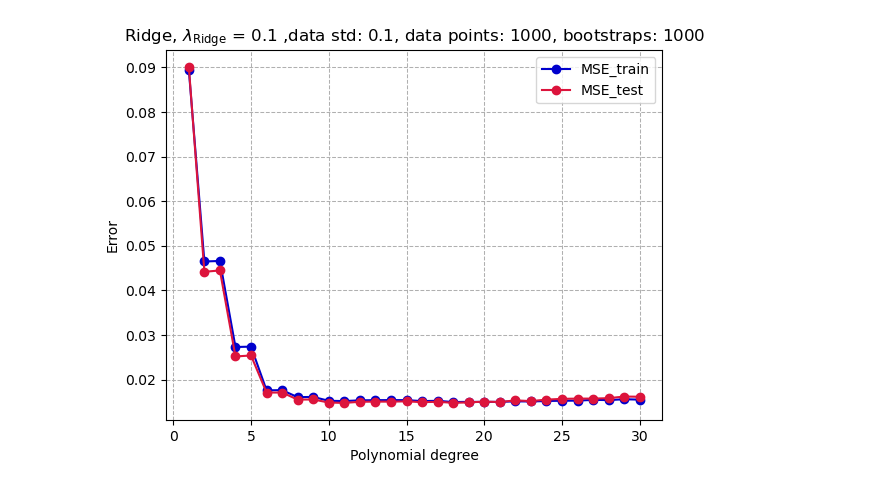
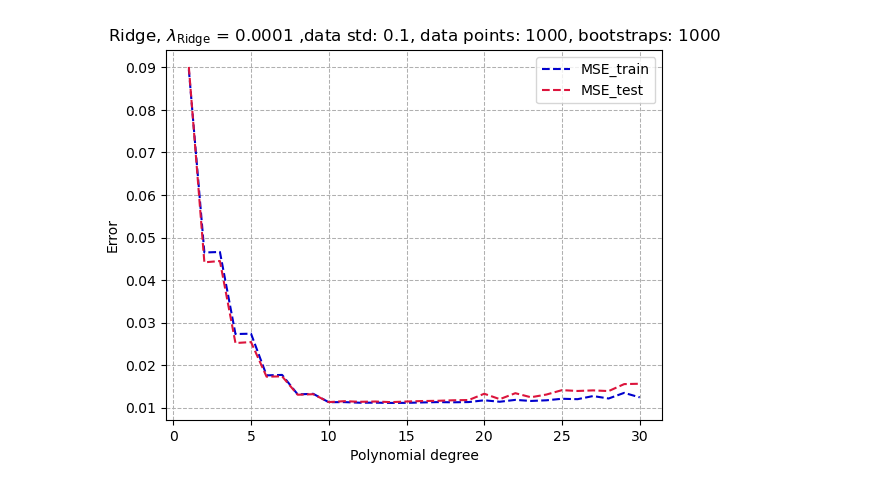
Before and after one commit to Waerstad/4155-Project-1, a Jupyter notebook: Code/bias_var_tradeoff_bootstrap_cv_Ridge_train_test.ipynb, the cells around one changed output. Drawn from its saved outputs; the diff is of its cells as text; code cells hidden in the pictures.

```diff
--- a/Code/bias_var_tradeoff_bootstrap_cv_Ridge_train_test.ipynb
+++ b/Code/bias_var_tradeoff_bootstrap_cv_Ridge_train_test.ipynb
@@ -68,7 +68,7 @@ y = Runge_func(x) + np.random.normal(0, std, size=n)
 x = x.reshape(-1,1)
 y = y.reshape(-1,1)
 
-ridge_lambda = 0.1
+ridge_lambda = 1e-4
 
 bootstraps = 1000
 
@@ -132,18 +132,22 @@ for degree in range(len(poly_degrees)):
     MSEs_train[degree] = np.mean(np.mean((predictions_train - y_train.T)**2, axis=1), axis=0)
     MSEs_test[degree] = np.mean(np.mean((predictions_test - y_test.T)**2, axis=1), axis=0)
 # %%
-plt.plot(poly_degrees, MSEs_train, 'o-', color="mediumblue", label="MSE_train")
-plt.plot(poly_degrees, MSEs_test, 'o-', color="crimson", label="MSE_test")
+# plt.plot(poly_degrees, biases_train, "-", color="mediumblue", label="Bias_train")
+# plt.plot(poly_degrees, variances_train, ":", color="mediumblue", label="Variance_train")
+plt.plot(poly_degrees, MSEs_train, "--", color="mediumblue", label="MSE_train")
+# plt.plot(poly_degrees, biases_test, "-", color="crimson", label="Bias_test")
+# plt.plot(poly_degrees, variances_test, ":", color="crimson", label="Variance_test")
+plt.plot(poly_degrees, MSEs_test, "--", color="crimson", label="MSE_test")
 plt.xlabel("Polynomial degree")
 plt.ylabel("Error")
 plt.title(f"Ridge, $\lambda_{{\\text{{Ridge}}}}$ = {ridge_lambda} ,data std: {std}, data points: {n}, bootstraps: {bootstraps}")
 plt.legend()
 plt.grid(True, which="both", linestyle="--", linewidth=0.75)
 #plt.savefig("bias_var_tradeoff.pdf", bbox_inches="tight")
 plt.show()
 plt.close()
 # %% [output]
-[figure, old version]
+[figure, new version]
 # %%
 # Imports
 import numpy as np
```
Also changed, not shown: parts of 2 cells of this notebook.
